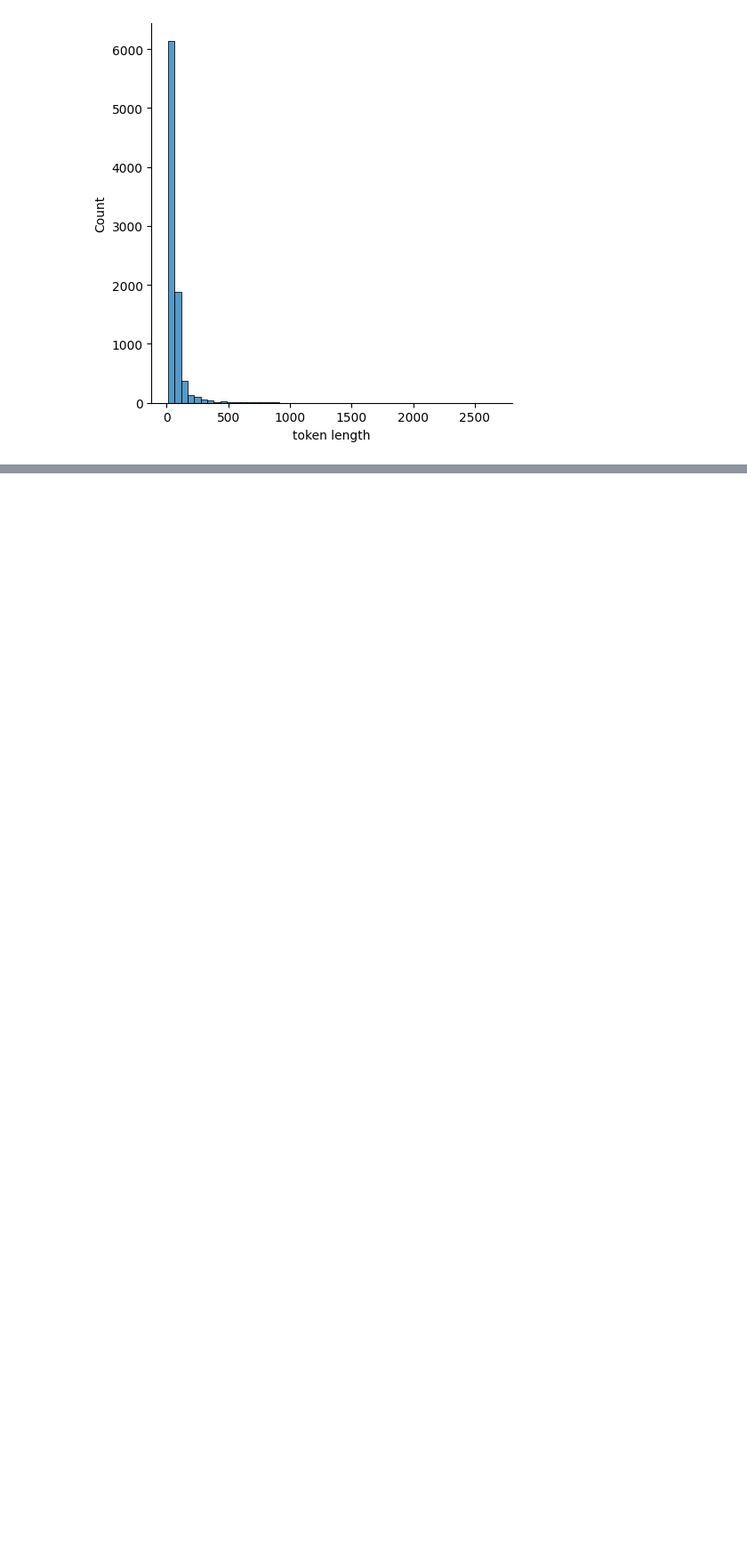
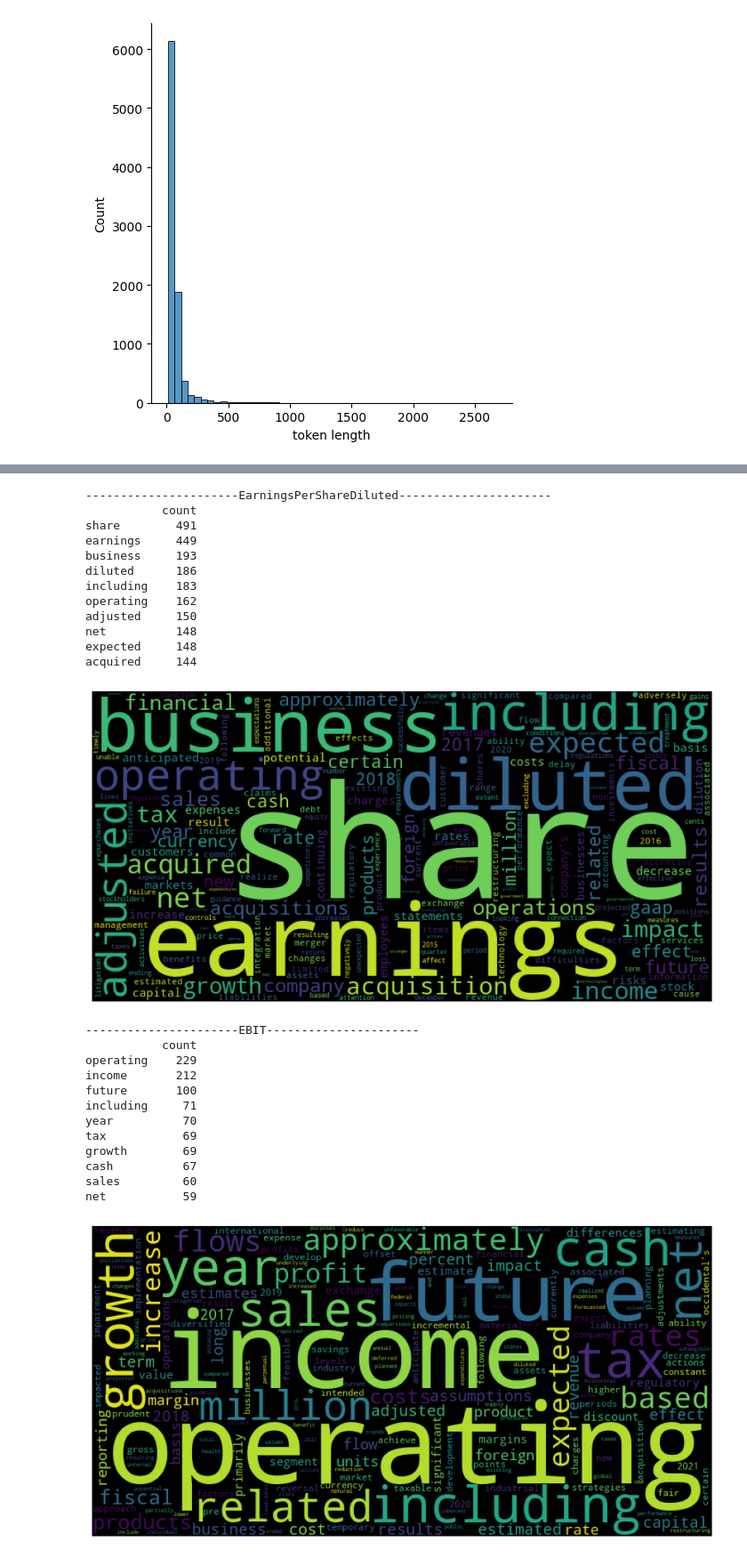
Before and after one commit to nkhanhle23/thesis, a Jupyter notebook: notebooks/eda.ipynb, the cells around one changed output, grey strips where cells are left out. Shown at 89% size. Cells and saved outputs as stored; diff of their text form; code cells hidden in the pictures; blank space fills up the shorter version.

Commit message:
Added Word clouds

```diff
--- a/notebooks/eda.ipynb
+++ b/notebooks/eda.ipynb
@@ -707,0 +738,10 @@ Token indices sequence length is longer than the specified maximum sequence leng
+# %%
+# Get all csv files from distilbert_data folder
+db_file_path = '../datasets/distilbert_data/train/'
+db_files = [file for file in os.listdir(db_file_path) if file.endswith('text_clean.csv')]
+print(db_files)
+
+# Get all csv files from finbert_data folder
+fb_file_path = '../datasets/finbert_data/train/'
+fb_files = [file for file in os.listdir(fb_file_path) if file.endswith('text_clean.csv')]
+print(fb_files)
@@ -707,0 +751,55 @@ Token indices sequence length is longer than the specified maximum sequence leng
+# %%
+def create_wordcloud(data):
+    # Create a string of all text in the dataset
+    all_text = ' '.join(data)
+
+    # Split string into individual words
+    words = all_text.split()
+
+    # Count the frequency of each word
+    word_freq = Counter(words)
+    word_freq_df = pd.DataFrame.from_dict(word_freq, orient='index', columns=['count'])
+    word_freq_df.sort_values(by='count', ascending=False, inplace=True)
+    print(word_freq_df.head(10))
+    # Generate word cloud
+    wordcloud = WordCloud(width=800, height=400).generate_from_frequencies(word_freq)
+
+    # Plot word cloud
+    plt.figure(figsize=(12, 8))
+    plt.imshow(wordcloud)
+    plt.axis('off')
+    plt.show()
+    return word_freq_df, wordcloud
+# %%
+for file in db_files:
+    metric_name = file.split('.')[0].split('_')[0]
+    print(f'----------------------{metric_name}----------------------')
+
+    word_freq_df, wordcloud = create_wordcloud(pd.read_csv(db_file_path + file)['text'])
+# %% [output]
+----------------------EarningsPerShareDiluted----------------------
+           count
+share        491
+earnings     449
+business     193
+diluted      186
+including    183
+operating    162
+adjusted     150
+net          148
+expected     148
+acquired     144
+[figure, added]
+----------------------EBIT----------------------
+           count
+operating    229
+income       212
+future       100
+including     71
+year          70
+tax           69
+growth        69
+cash          67
+sales         60
+net           59
+[figure, added]
```
Also changed, not shown: parts of 5 cells of this notebook.
